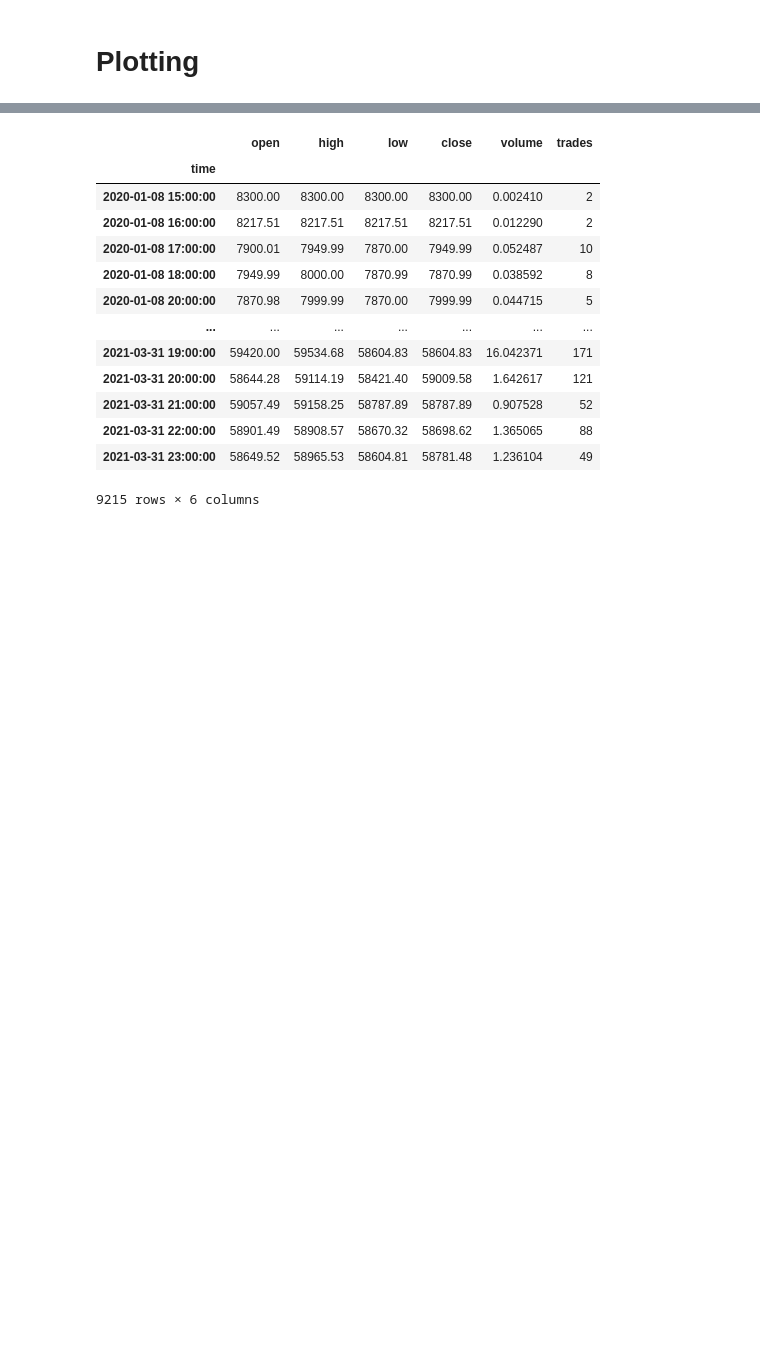
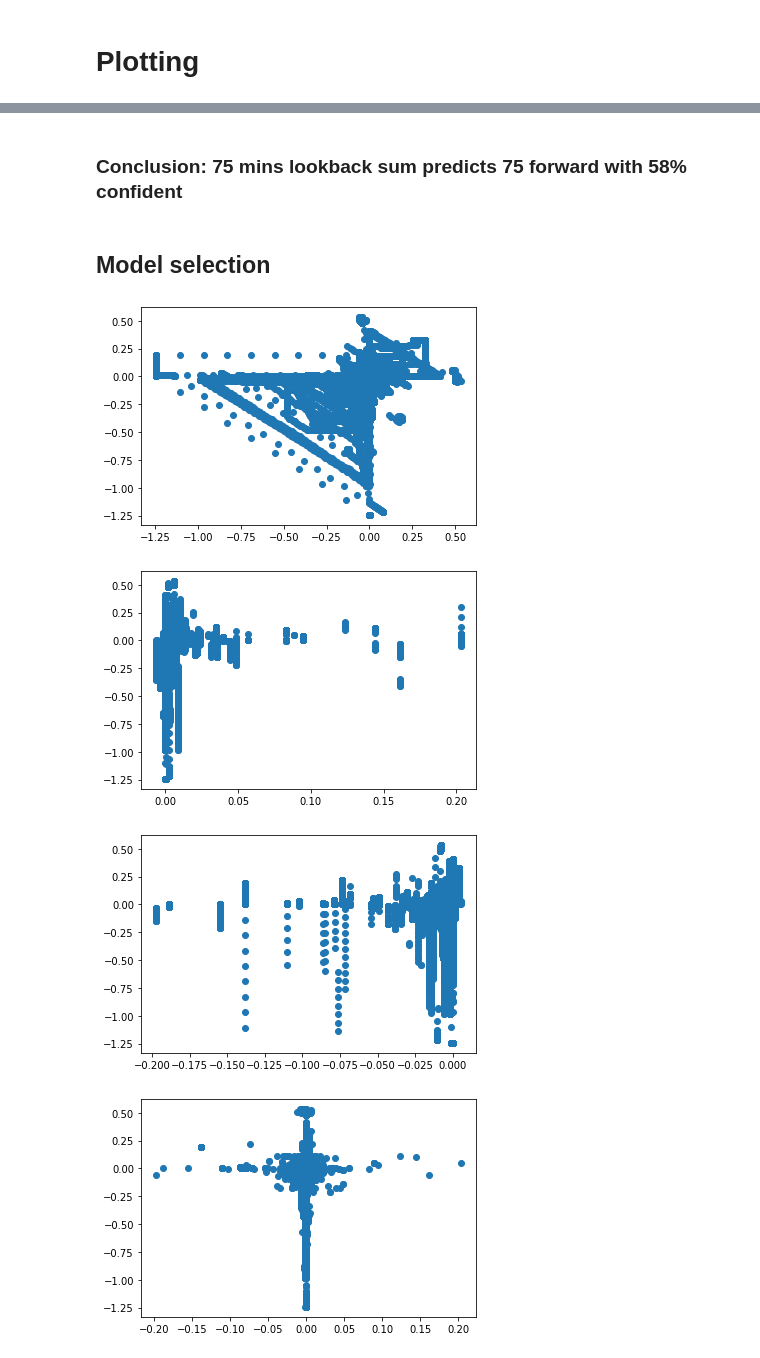
Before and after one commit to felipemontefuscolo/bitme, a Jupyter notebook: OhlcSim.ipynb, the cells around one changed output, grey strips where cells are left out. Saved outputs shown, nothing was run; the diff lists cells and outputs as text; code cells hidden in the pictures; blank space fills up the shorter version.

```diff
--- a/OhlcSim.ipynb
+++ b/OhlcSim.ipynb
@@ -264,0 +406,14 @@ Trader1: n_cycles, n_devs, qty
+# %%
+prices = pd.read_csv('data/XBTUSDC_1.csv', header=None,
+                     names=['time', 'open', 'high', 'low', 'close', 'volume', 'trades'])
+prices = prices.set_index('time')
+prices.index = pd.DatetimeIndex(prices.index * 1e+9)
+prices = prices.reindex(index=pd.date_range(prices.index[0], prices.index[-1],
+                        freq=pd.Timedelta('00:01:00')), method='ffill', copy=False)
+# %%
+returns = (prices.close - prices.open) / prices.open
+def get_y(w, prices=prices):
+    ma = prices.high.iloc[::-1].rolling(w).max()
+    mi = prices.low.iloc[::-1].rolling(w).min()
+    s = (ma + mi).iloc[::-1].shift(-1)
+    return .5*(s - 2.*prices.open.shift(-1))/prices.open.shift(-1)
@@ -264,0 +460,3 @@ Trader1: n_cycles, n_devs, qty
+# %%
+w=2
+pd.Series([1,2,3,4]).iloc[::-1].rolling(w).sum().iloc[::-1].shift(-1)
@@ -320,17 +562,2 @@ sorted(results.items(), key=lambda x: results[x[0]][0])
-# %%
-df
-# %% [output]
-|  | open | high | low | close | volume | trades |
-| time |  |  |  |  |  |  |
-| 2020-01-08 15:00:00 | 8300.00 | 8300.00 | 8300.00 | 8300.00 | 0.002410 | 2 |
-| 2020-01-08 16:00:00 | 8217.51 | 8217.51 | 8217.51 | 8217.51 | 0.012290 | 2 |
-| 2020-01-08 17:00:00 | 7900.01 | 7949.99 | 7870.00 | 7949.99 | 0.052487 | 10 |
-| 2020-01-08 18:00:00 | 7949.99 | 8000.00 | 7870.99 | 7870.99 | 0.038592 | 8 |
-| 2020-01-08 20:00:00 | 7870.98 | 7999.99 | 7870.00 | 7999.99 | 0.044715 | 5 |
-| ... | ... | ... | ... | ... | ... | ... |
-| 2021-03-31 19:00:00 | 59420.00 | 59534.68 | 58604.83 | 58604.83 | 16.042371 | 171 |
-| 2021-03-31 20:00:00 | 58644.28 | 59114.19 | 58421.40 | 59009.58 | 1.642617 | 121 |
-| 2021-03-31 21:00:00 | 59057.49 | 59158.25 | 58787.89 | 58787.89 | 0.907528 | 52 |
-| 2021-03-31 22:00:00 | 58901.49 | 58908.57 | 58670.32 | 58698.62 | 1.365065 | 88 |
-| 2021-03-31 23:00:00 | 58649.52 | 58965.53 | 58604.81 | 58781.48 | 1.236104 | 49 |
-9215 rows × 6 columns
+# %% [markdown]
+### Conclusion: 75 mins lookback sum predicts 75 forward with 58% confident
@@ -336,0 +569,20 @@ df
+# %% [markdown]
+## Model selection
+# %%
+X = get_x_y(returns, 75, 75).dropna().astype(float)
+X = X[['sum', 'high', 'low', 'open', 'close', 'y']].astype(float)
+#index = (~X.isna()) & (~Y.isna())
+#X = X[index]
+#Y = Y[index]
+#assert (X.index == Y.index).all()
+# %%
+for index, feature_name in enumerate(['sum', 'high', 'low', 'open', 'close']):
+#for index, feature_name in enumerate(['sum']):
+
+    plt.figure()
+    plt.scatter(X.iloc[:, index], X.y)
+# %% [output]
+[figure, added]
+[figure, added]
+[figure, added]
+[figure, added]
```
Also changed, not shown: parts of 68 cells of this notebook.
